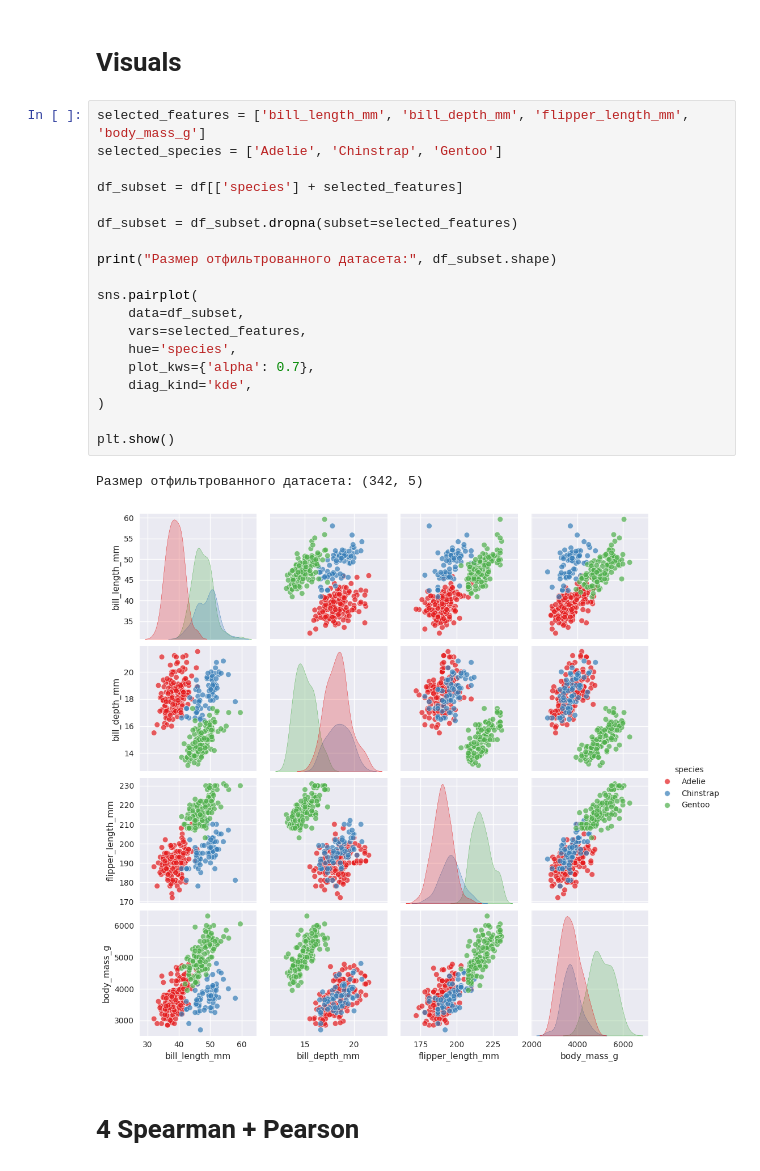
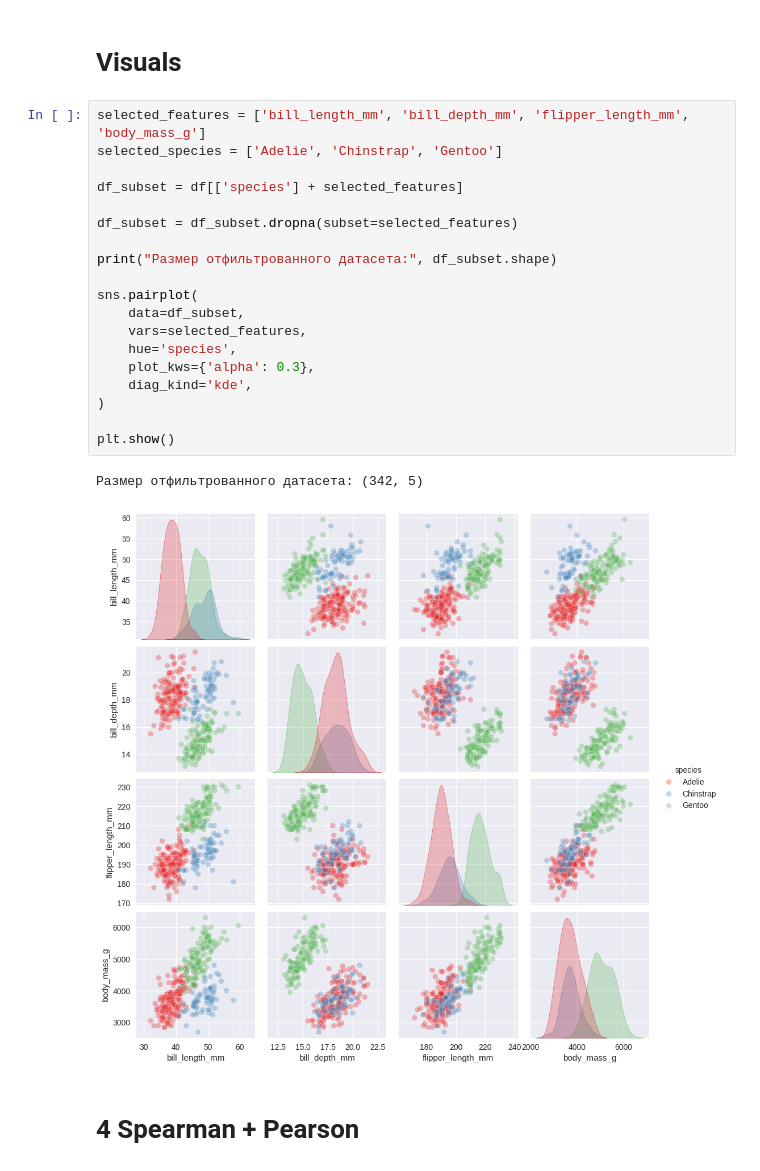
Before and after one commit to zToasty/tsd, a Jupyter notebook: Lab-1.ipynb, the cells around one changed output. Drawn from its saved outputs; the diff is of its cells as text.

```diff
--- a/Lab-1.ipynb
+++ b/Lab-1.ipynb
@@ -58,25 +67,25 @@ max         59.600000      21.500000         231.000000  6300.000000
 # %%
 selected_features = ['bill_length_mm', 'bill_depth_mm', 'flipper_length_mm', 'body_mass_g']
 selected_species = ['Adelie', 'Chinstrap', 'Gentoo']
 
 df_subset = df[['species'] + selected_features]
 
 df_subset = df_subset.dropna(subset=selected_features)
 
 print("Размер отфильтрованного датасета:", df_subset.shape)
 
 sns.pairplot(
     data=df_subset,
     vars=selected_features,
     hue='species',
-    plot_kws={'alpha': 0.7},
+    plot_kws={'alpha': 0.3},
     diag_kind='kde',
 )
 
 plt.show()
 # %% [output]
 Размер отфильтрованного датасета: (342, 5)
-[figure, old version]
+[figure, new version]
 # %% [markdown]
 # 4 Spearman + Pearson
 # %%
```
Also changed, not shown: parts of 4 cells of this notebook, 3 other files.
